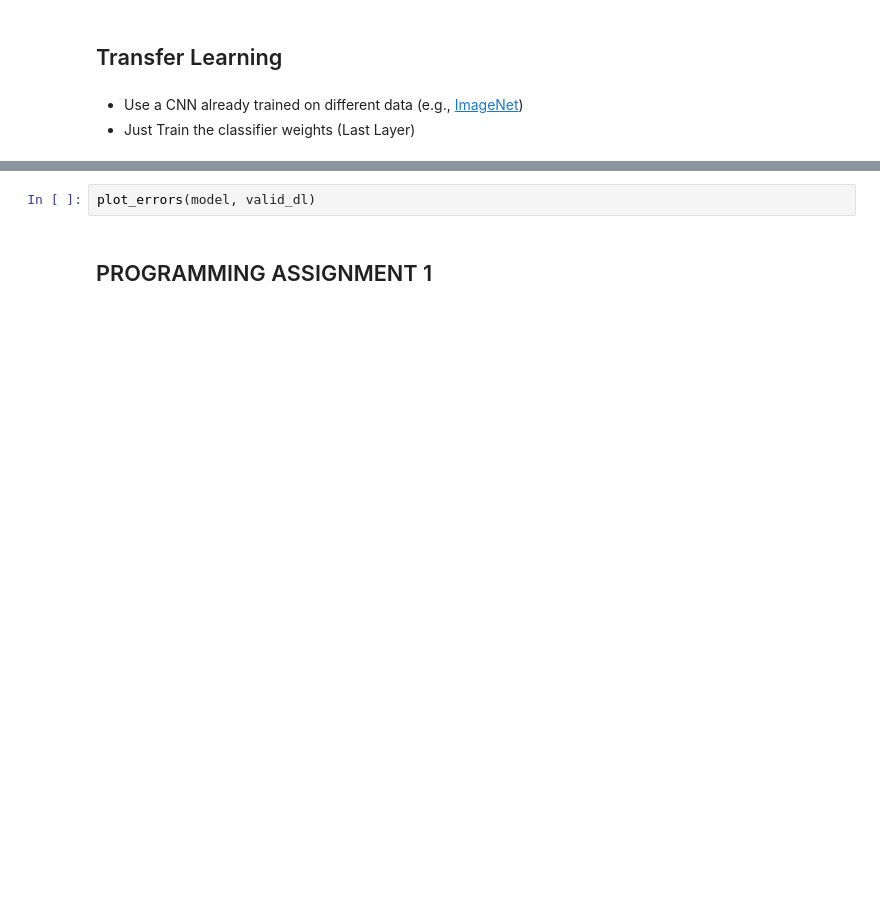
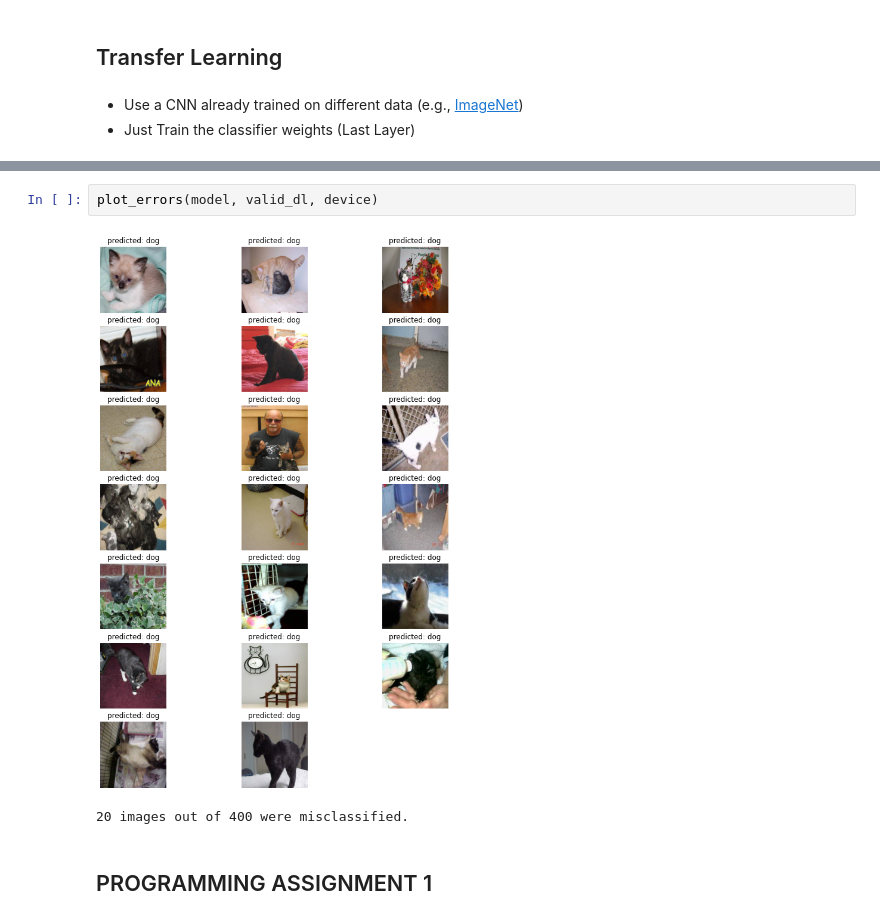
Before and after one commit to snrazavi/Deep_Learning_in_Python_2018, a Jupyter notebook: Week01/Lesson01-Classification.ipynb, the cells around one changed output, grey strips where cells are left out. Drawn from its saved outputs; the diff is of its cells as text; blank space fills up the shorter version.

```diff
--- a/Week01/Lesson01-Classification.ipynb
+++ b/Week01/Lesson01-Classification.ipynb
@@ -487,5 +498,8 @@ visualize_model(model, valid_dl, num_images=6)
 # %%
-plot_errors(model, valid_dl)
+plot_errors(model, valid_dl, device)
+# %% [output]
+[figure, added]
+20 images out of 400 were misclassified.
 # %% [markdown]
 ## PROGRAMMING ASSIGNMENT 1
 # %% [markdown]
```
Also changed, not shown: parts of 27 cells of this notebook, 9 other files.
